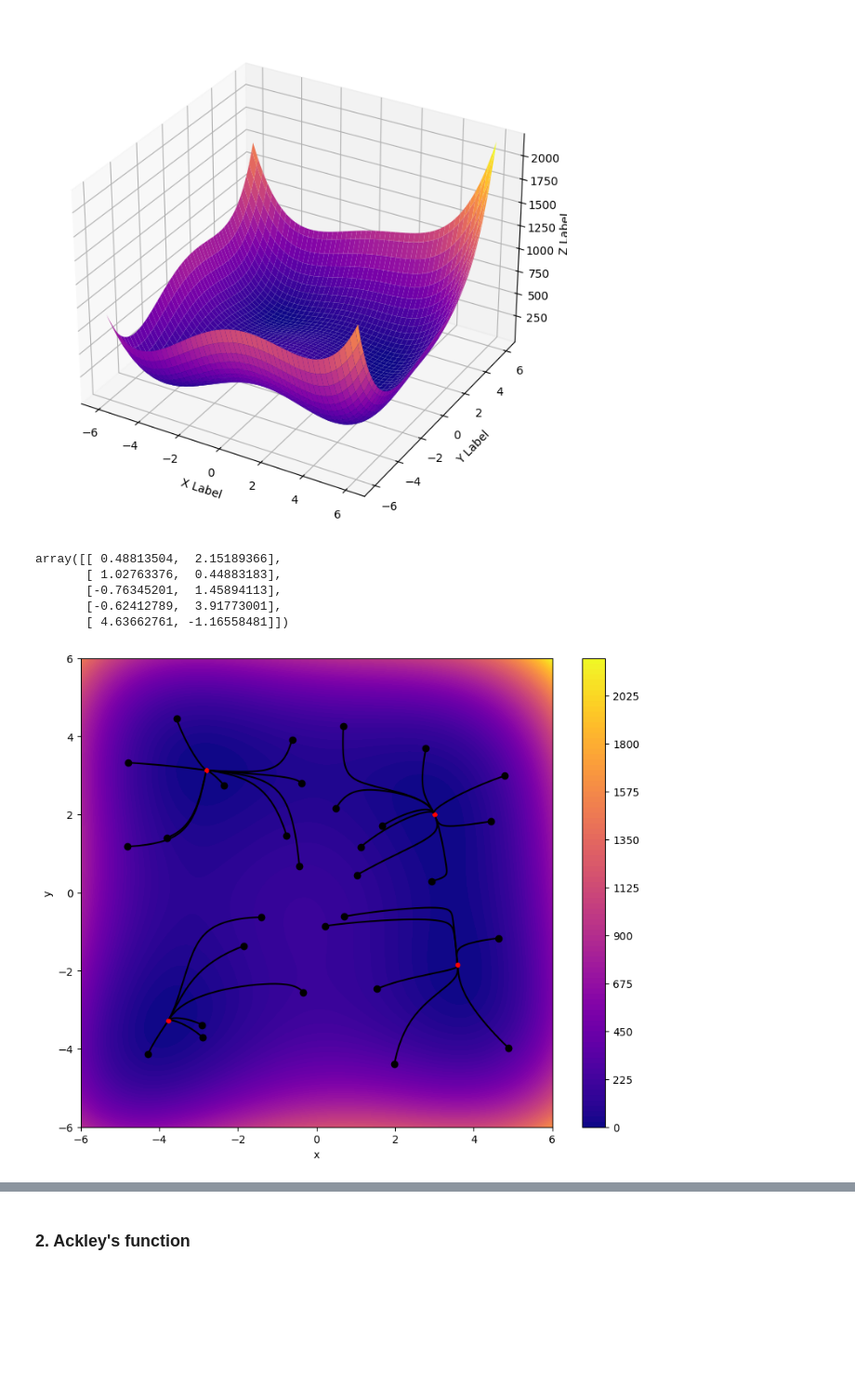
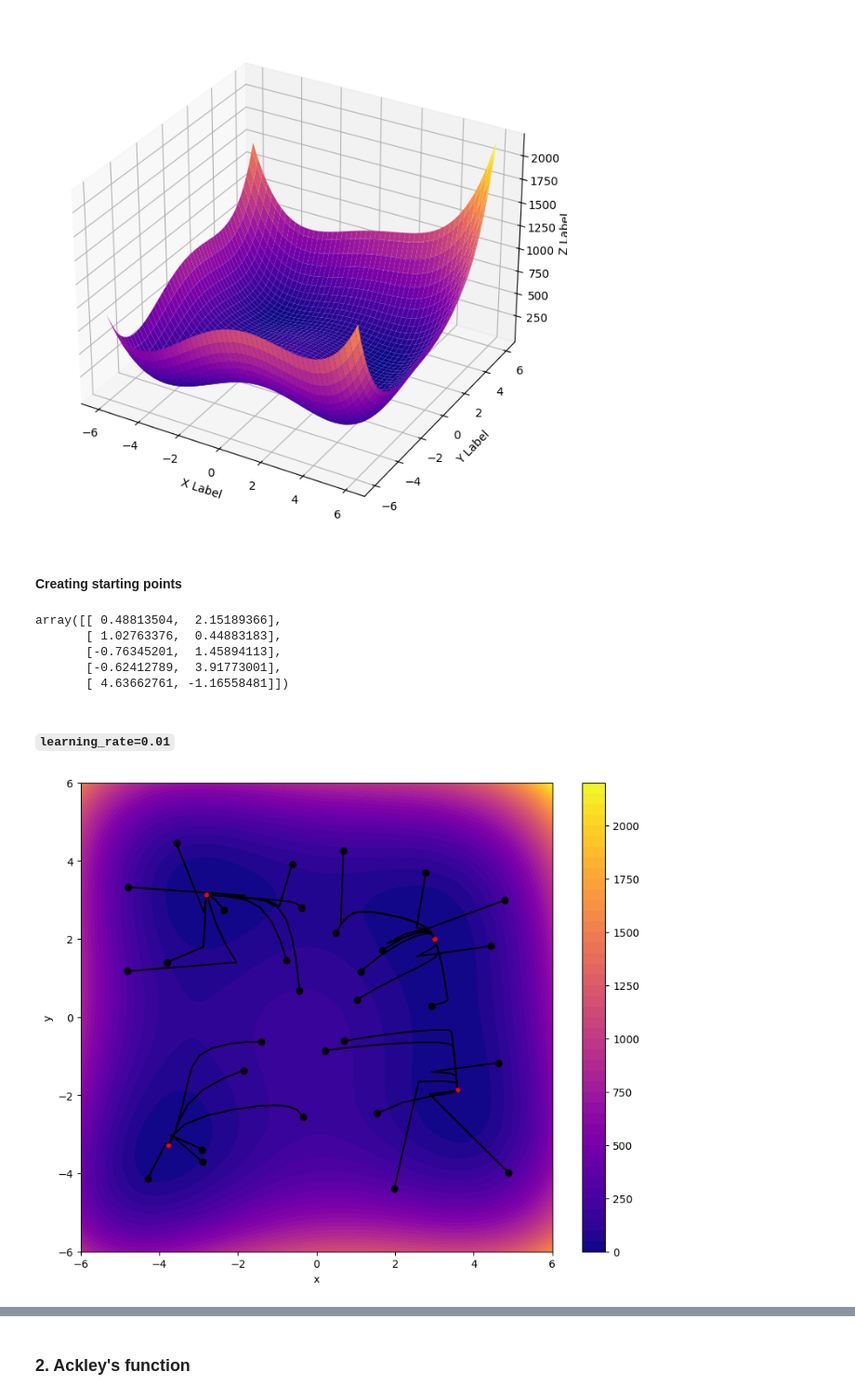
Before and after one commit to pgrzankowski/introduction-to-ai, a Jupyter notebook: simple-gradient-method.ipynb, the cells around one changed output, grey strips where cells are left out. Shown at 93% size. Drawn from its saved outputs; the diff is of its cells as text; code cells hidden in the pictures; blank space fills up the shorter version.

Commit message:
Add multiple learning_rate plots

```diff
--- a/simple-gradient-method.ipynb
+++ b/simple-gradient-method.ipynb
@@ -80,18 +80,18 @@ def plot3d_function(function, color='plasma', x=np.linspace(-6, 6, 100), y=np.li
 # %% [markdown]
 #### Create function for displaying contour plots with colorbar
 # %%
-def plot_contour(function, starting_points, color='plasma', x=np.linspace(-6, 6, 100), y=np.linspace(-6, 6, 100)):
+def plot_contour(function, starting_points, learning_rate=0.01, depth=50, color='plasma', x=np.linspace(-6, 6, 100), y=np.linspace(-6, 6, 100)):
     X, Y = np.meshgrid(x, y)
     Z = function([X, Y])
     plt.figure(figsize=(10, 8))
-    contour = plt.contourf(X, Y, Z, 100, cmap=color)
+    contour = plt.contourf(X, Y, Z, depth, cmap=color)
     plt.colorbar(contour)
     plt.xlabel('x')
     plt.ylabel('y')
 
     for starting_point in starting_points:
         plt.plot(starting_point[0], starting_point[1], 'ko', zorder=5)
-        path = simple_gradient(function, starting_point, 0.001)[1]
+        path = simple_gradient(function, starting_point, learning_rate)[1]
         plt.plot(path[:, 0], path[:, 1], color='black', zorder=5)
         plt.plot(path[-1, 0], path[-1, 1], 'r.', zorder=5)
     plt.show()
@@ -101,6 +103,8 @@ def plot_contour(function, starting_points, color='plasma', x=np.linspace(-6, 6,
 plot3d_function(himmelblau)
 # %% [output]
 [figure]
+# %% [markdown]
+#### Creating starting points
 # %%
 np.random.seed(0)
 
@@ -112,7 +116,9 @@ array([[ 0.48813504,  2.15189366],
        [-0.76345201,  1.45894113],
        [-0.62412789,  3.91773001],
        [ 4.63662761, -1.16558481]])
+# %% [markdown]
+#### `learning_rate=0.01`
 # %%
-plot_contour(himmelblau, starting_points)
+plot_contour(himmelblau, starting_points, learning_rate=0.01, depth=50)
 # %% [output]
-[figure, old version]
+[figure, new version]
```
Also changed, not shown: parts of 16 cells of this notebook.
